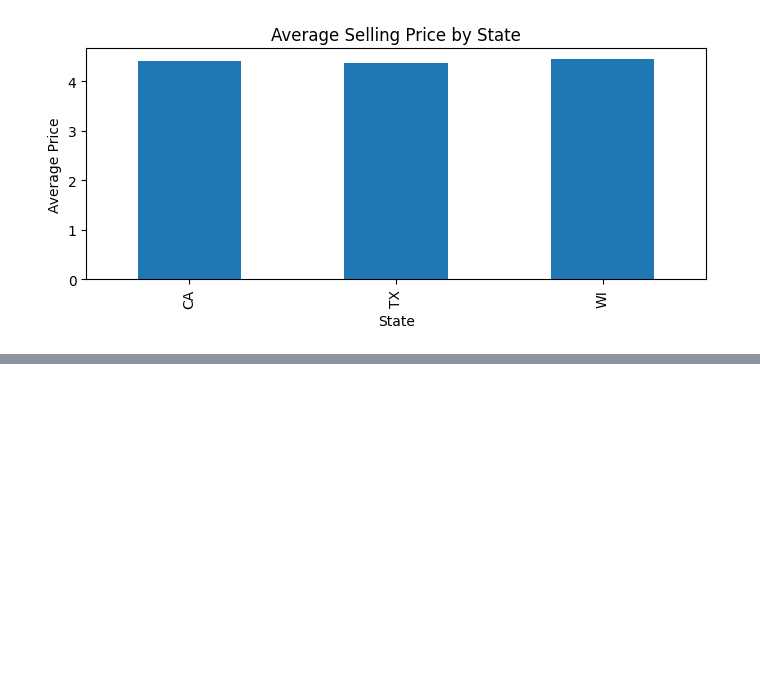
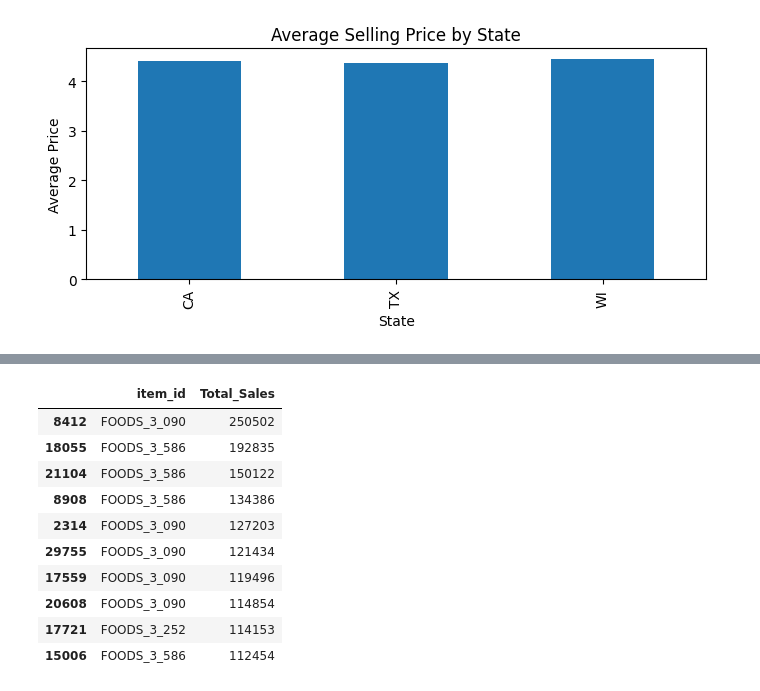
Before and after one commit to bhosalenikita258-coder/Retail_Demand_Forecasting, a Jupyter notebook: Retail_Demand_Forecasting.ipynb, the cells around one changed output, grey strips where cells are left out. Saved outputs shown, nothing was run; the diff lists cells and outputs as text; code cells hidden in the pictures; blank space fills up the shorter version.

```diff
--- a/Retail_Demand_Forecasting.ipynb
+++ b/Retail_Demand_Forecasting.ipynb
@@ -327,0 +380,21 @@ plt.show()
+# %%
+##Top Selling Products
+
+sales['Total_Sales'] = sales.loc[:, 'd_1':].sum(axis=1)
+
+top_products = sales[['item_id','Total_Sales']].sort_values(
+    by='Total_Sales',ascending=False)
+
+top_products.head(10)
+# %% [output]
+|  | item_id | Total_Sales |
+| 8412 | FOODS_3_090 | 250502 |
+| 18055 | FOODS_3_586 | 192835 |
+| 21104 | FOODS_3_586 | 150122 |
+| 8908 | FOODS_3_586 | 134386 |
+| 2314 | FOODS_3_090 | 127203 |
+| 29755 | FOODS_3_090 | 121434 |
+| 17559 | FOODS_3_090 | 119496 |
+| 20608 | FOODS_3_090 | 114854 |
+| 17721 | FOODS_3_252 | 114153 |
+| 15006 | FOODS_3_586 | 112454 |
```
Also changed, not shown: parts of 5 cells of this notebook.
